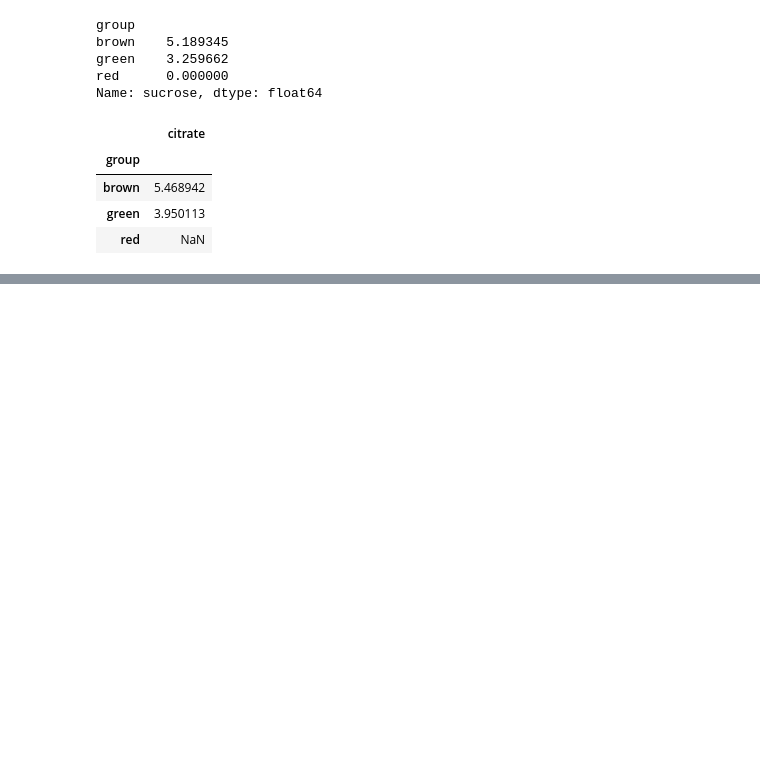
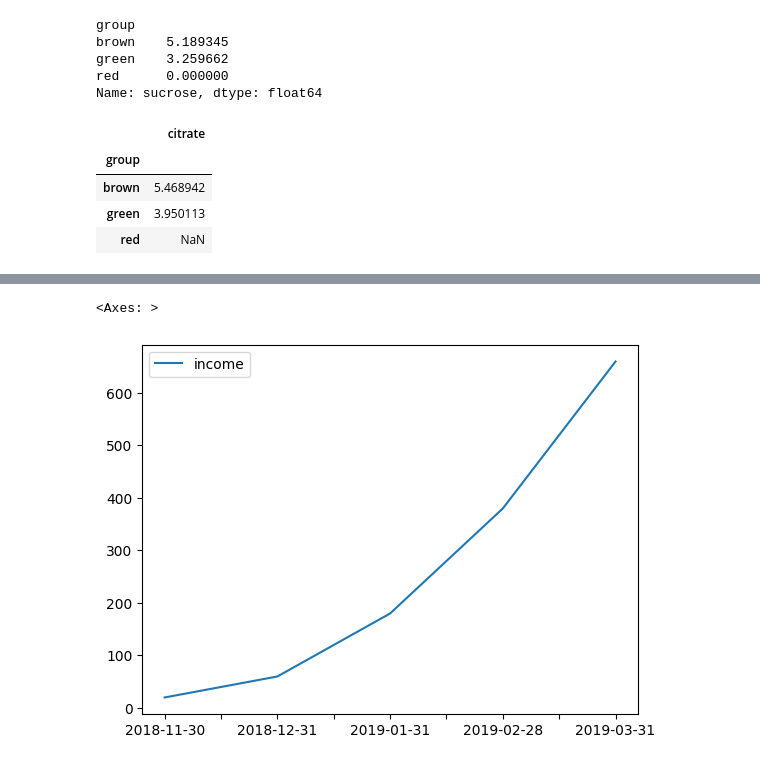
Before and after one commit to KirillXL/Basic_ML_cource, a Jupyter notebook: part1.ipynb, the cells around one changed output, grey strips where cells are left out. Saved outputs shown, nothing was run; the diff lists cells and outputs as text; code cells hidden in the pictures; blank space fills up the shorter version.

```diff
--- a/part1.ipynb
+++ b/part1.ipynb
@@ -185,0 +198,7 @@ concentrations.groupby('group').agg({'citrate': 'var'})
+# %%
+df = pd.read_csv('Datasets/income.csv')
+# %%
+df.plot()
+# %% [output]
+<Axes: >
+[figure, added]
```
Also changed, not shown: parts of 4 cells of this notebook, 1 other file.
